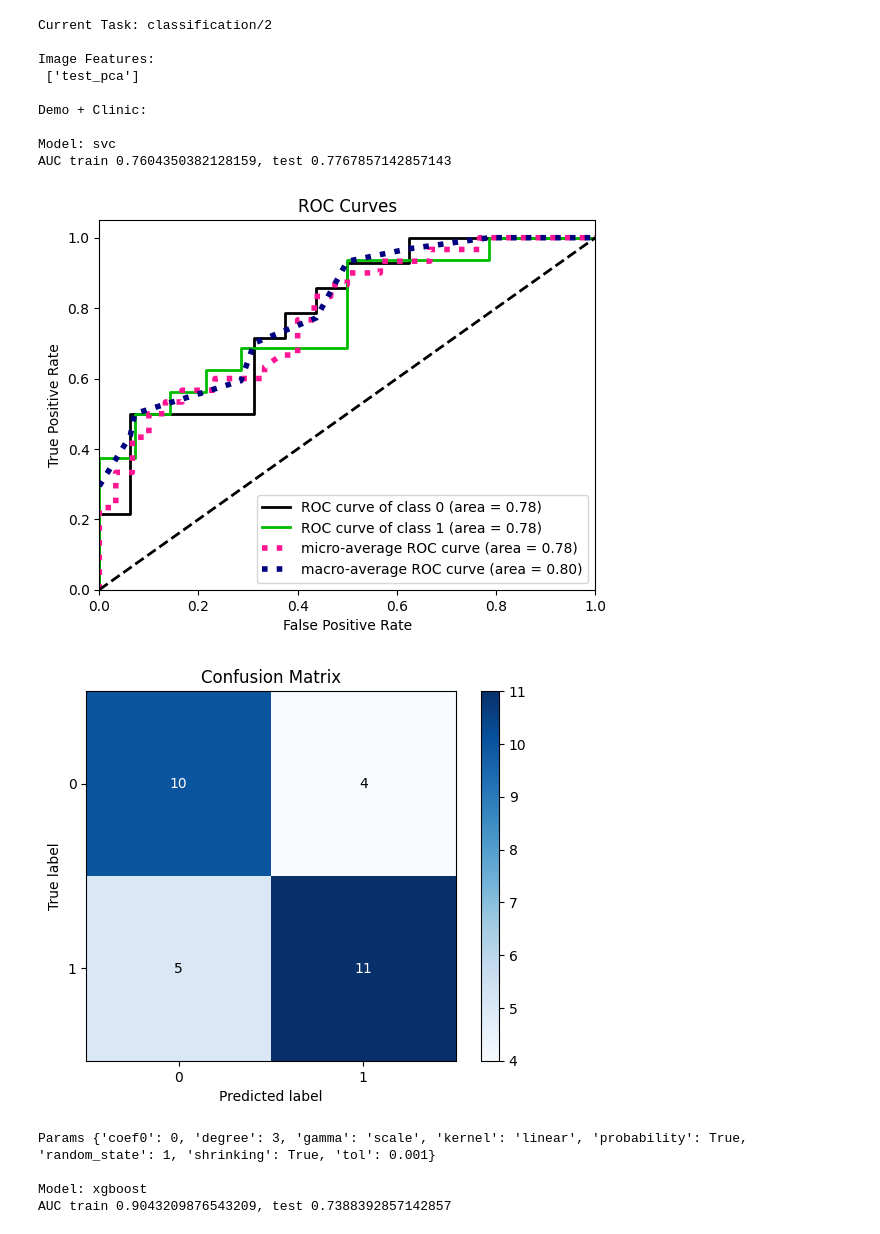
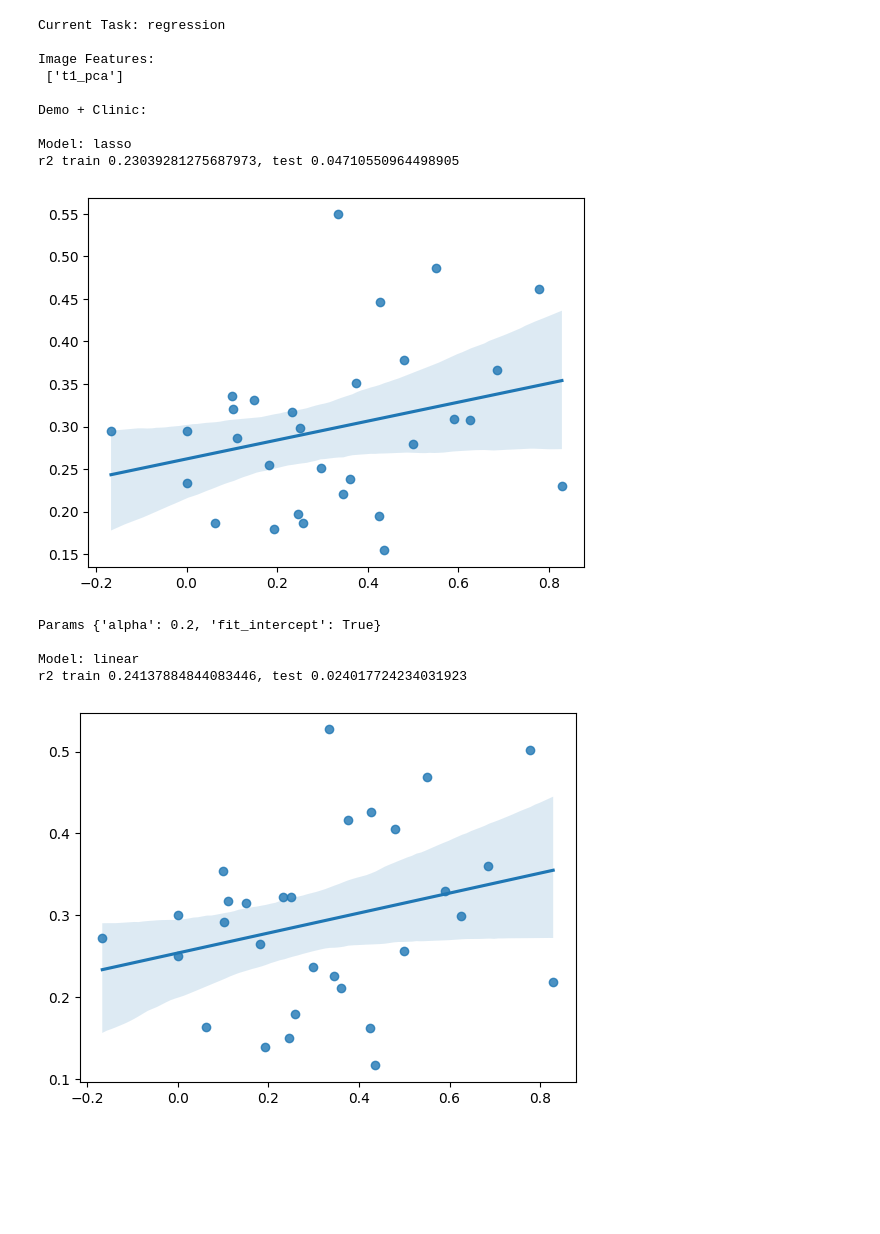
Before and after one commit to Biobots/Levodopa_Parkinson_MRI, a Jupyter notebook: prototype.ipynb, the cells around one changed output. Saved outputs shown, nothing was run; the diff lists cells and outputs as text; code cells hidden in the pictures; blank space fills up the shorter version.

Commit message:
regression support
Signed-off-by: biobot <biobot94@gmail.com>

```diff
--- a/prototype.ipynb
+++ b/prototype.ipynb
@@ -14,6 +14,7 @@ data = getDataPandas()
 data = data.sample(frac=1, random_state=1)
 data = data.drop_duplicates(subset=['PATNO'], keep='first').reset_index(drop=True)
 data = data.drop(data[data['NUPDR3OF'] < 5].index).reset_index(drop=True)
+data = data.drop(data[data['LEDD'] > 5000].index).reset_index(drop=True)
 # %%
 model_config = getConfig('model')
 data_config = getConfig('data')
@@ -22,11 +23,13 @@ group = data_config['data_group']
 # %%
 # Tasks include models used
 TASKS = [
+    'regression',
     'classification/2'
 ]
 # Features include image features used
 FEATURES = [
-    ['test_pca']
+    ['t1_pca'],
+    ['gm_pca']
 ]
 # %%
 # Maybe write to a specific file later?
@@ -49,7 +52,7 @@ for task_name in TASKS:
         y = data[[task['output']]]
         # Split the dataset (To be overwritten later)
         # Potential solution for dataset split: https://github.com/sdpython/pandas_streaming/blob/a1fa7b9300838c8136edb49312ba2d6209b46cc9/pandas_streaming/df/connex_split.py#L386
-        x_clinic_train, x_clinic_test, y_train, y_test = train_test_split(x, y, test_size=0.2, random_state=12, stratify=y)
+        x_clinic_train, x_clinic_test, y_train, y_test = train_test_split(x, y, test_size=0.2, random_state=12, stratify=(y if task['stratify'] else None))
         # Empty dataframes to fill with image features
         x_img_train = pd.DataFrame(index=x_clinic_train.index).reset_index(drop=True)
         x_img_test = pd.DataFrame(index=x_clinic_test.index).reset_index(drop=True)
@@ -73,8 +76,8 @@ for task_name in TASKS:
         x_clinic_img_train = x_clinic_train.join(x_img_train)
         x_clinic_img_test = x_clinic_test.join(x_img_test)
         # No demo data in img df
-        #x_img_train = x_demo_train.join(x_img_train)
-        #x_img_test = x_demo_test.join(x_img_test)
+        x_img_train = x_demo_train.join(x_img_train)
+        x_img_test = x_demo_test.join(x_img_test)
 
         x_train_list = [x_clinic_train, x_img_train, x_clinic_img_train]
         x_test_list = [x_clinic_test, x_img_test, x_clinic_img_test]
@@ -95,49 +98,49 @@ for task_name in TASKS:
                     parameters,
                     n_jobs=5,
                     # StratifiedGroupKFold?
-                    cv=StratifiedKFold(n_splits=5, shuffle=True, random_state=1),
+                    cv=(StratifiedKFold(n_splits=5, shuffle=True, random_state=1) if task['stratify'] else KFold(n_splits=5, shuffle=True, random_state=1)),
                     scoring=task['gridsearch_params']['scoring']
                 )
                 cv.fit(x_train, y_train.values.ravel())
                 best = cv.best_estimator_
                 log_func('Model: {}'.format(name))
                 # Now classification specific, other metrics need to be considered according to task
                 for metric in metric_list:
                     metric_func = Metrics_LUT[metric[0]]
                     # predict_proba True
                     # predic        False
                     pred_func = best.predict_proba if metric[1] else best.predict
                     train_pred = pred_func(x_train)
                     test_pred = pred_func(x_test)
                     # TODO: multiclass support should be implemented via metric_func
                     log_func('{} train {}, test {}'.format(metric[0],
-                                                           metric_func(y_true=y_train[task['output']].to_numpy(), y_score=train_pred),
-                                                           metric_func(y_true=y_test[task['output']].to_numpy(), y_score=test_pred)
+                                                           metric_func(y_train[task['output']].to_numpy(), train_pred),
+                                                           metric_func(y_test[task['output']].to_numpy(), test_pred)
                                                            ))
                 plot_list = task['plot']
                 for plot in plot_list:
                     plot_func = Plot_LUT[plot[0]]
                     pred_func = best.predict_proba if plot[1] else best.predict
                     train_pred = pred_func(x_train)
                     test_pred = pred_func(x_test)
                     plot_func(y_test[task['output']].to_numpy(), test_pred)
                     plt.show()
                 log_func('Params {}'.format(cv.best_params_)) # best.get_params()
                 log_func()
             log_func()
 # %% [output]
-Current Task: classification/2
+Current Task: regression
 
 Image Features:
- ['test_pca']
+ ['t1_pca']
 
 Demo + Clinic:
 
-Model: svc
-AUC train 0.7604350382128159, test 0.7767857142857143
+Model: lasso
+r2 train 0.23039281275687973, test 0.04710550964498905
-[figure, old version]
+[figure, new version]
+Params {'alpha': 0.2, 'fit_intercept': True}
+
+Model: linear
+r2 train 0.24137884844083446, test 0.024017724234031923
-[figure, old version]
+[figure, new version]
-Params {'coef0': 0, 'degree': 3, 'gamma': 'scale', 'kernel': 'linear', 'probability': True, 'random_state': 1, 'shrinking': True, 'tol': 0.001}
-
-Model: xgboost
-AUC train 0.9043209876543209, test 0.7388392857142857
```
Also changed, not shown: parts of 2 cells of this notebook, 4 other files.
